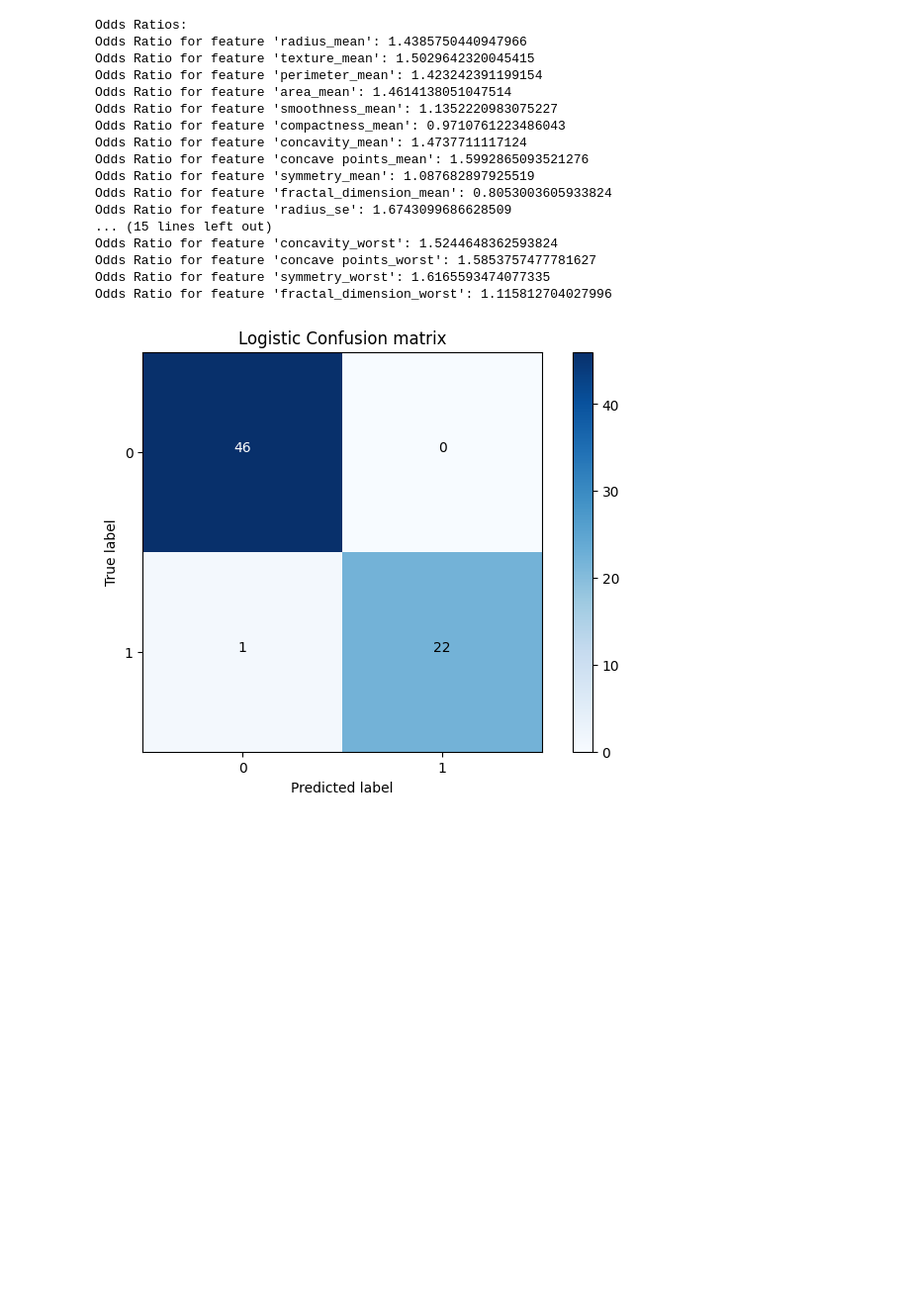
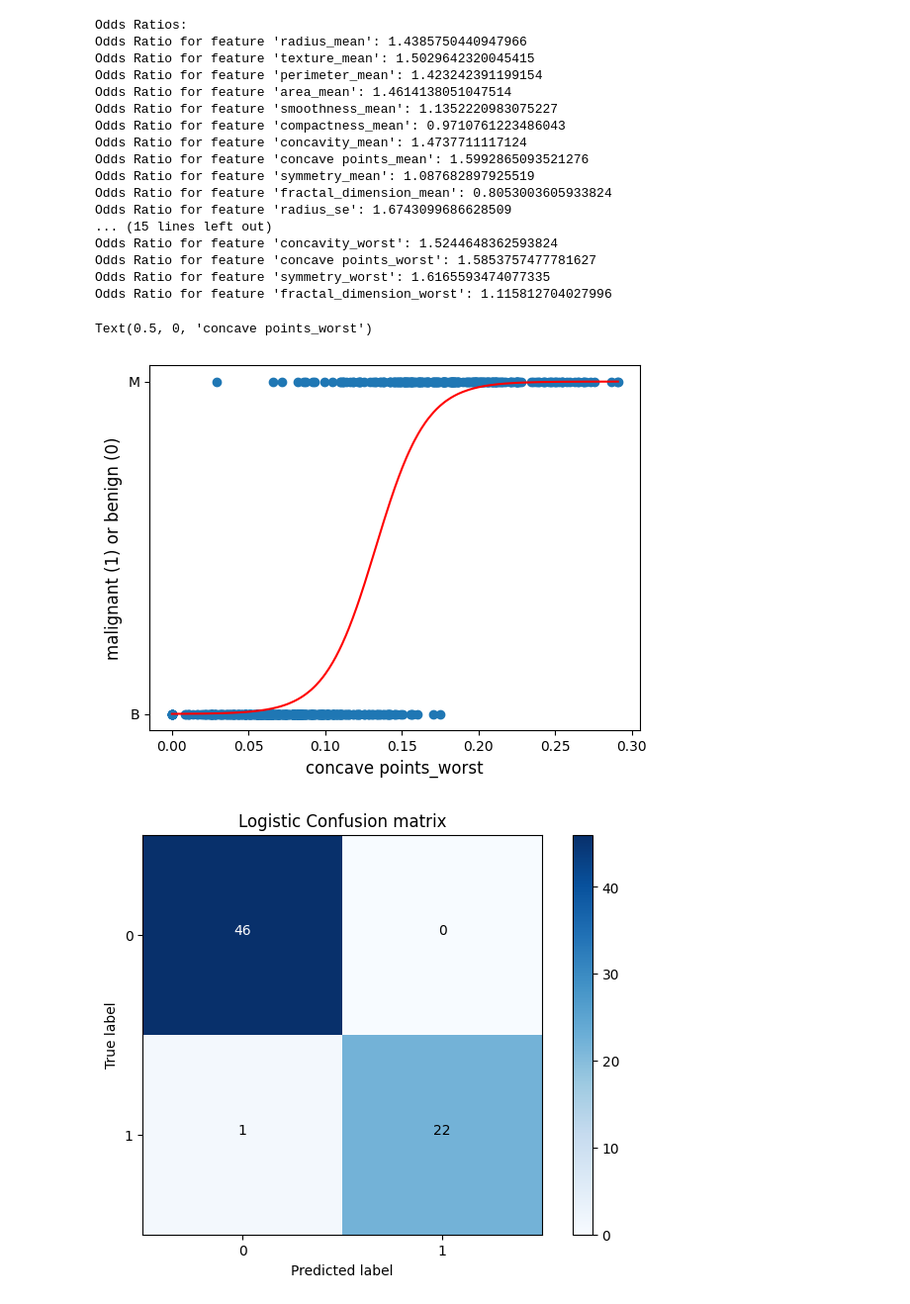
Before and after one commit to kngo44/BreastCancerWisconsin, a Jupyter notebook: code.ipynb, the cells around one changed output. Shown: that part at 99% size. Cells and saved outputs as stored; diff of their text form; code cells hidden in the pictures; blank space fills up the shorter version.

```diff
--- a/code.ipynb
+++ b/code.ipynb
@@ -178,6 +179,30 @@ Odds Ratio for feature 'concavity_worst': 1.5244648362593824
 Odds Ratio for feature 'concave points_worst': 1.5853757477781627
 Odds Ratio for feature 'symmetry_worst': 1.6165593474077335
 Odds Ratio for feature 'fractal_dimension_worst': 1.115812704027996
+# %%
+X = df['concave points_worst'].values.reshape(-1,1)
+y = df['diagnosis']
+
+logreg = LogisticRegression(C = 1000)
+
+# Training the model on the data, storing the information learned from the data
+# Model is learning the relationship between X and y
+logreg.fit(X,y)
+
+example_df = pd.DataFrame(data = {'concave points_worst': df['concave points_worst'].values,
+                     'diagnosis': df['diagnosis'].values})
+
+example_df['logistic_preds'] = pd.DataFrame(logreg.predict_proba(X))[1]
+example_df = example_df.sort_values(['logistic_preds'])
+
+plt.scatter(example_df['concave points_worst'], example_df['diagnosis'])
+plt.plot(example_df['concave points_worst'], example_df['logistic_preds'].values, color='red')
+
+plt.ylabel('malignant (1) or benign (0)', fontsize = 12)
+plt.xlabel('concave points_worst', fontsize = 12)
+# %% [output]
+Text(0.5, 0, 'concave points_worst')
+[figure, added]
 # %%
 # Confusion matrix
 def plot_confusion_matrix(cm, classes,
```
Also changed, not shown: parts of 7 cells of this notebook.
